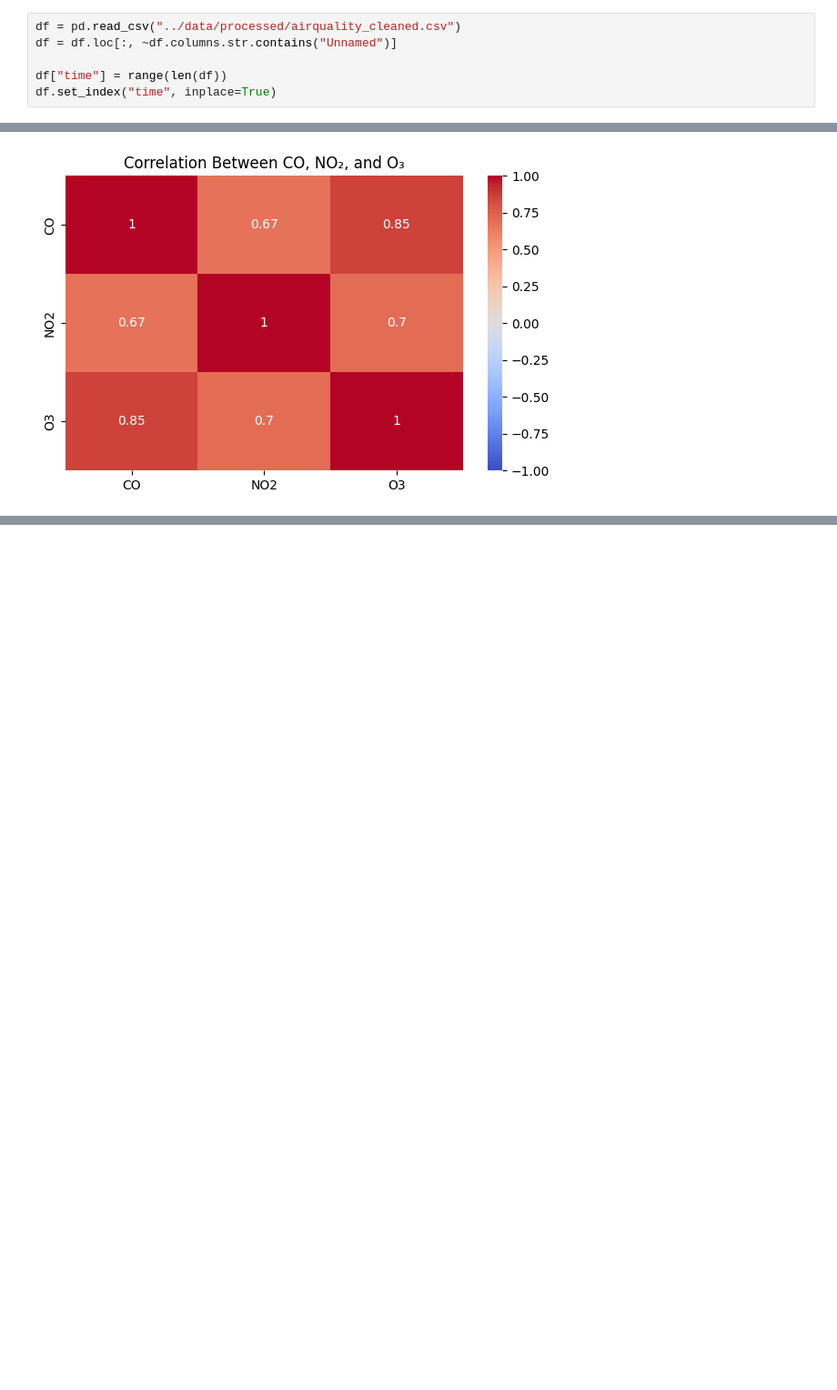
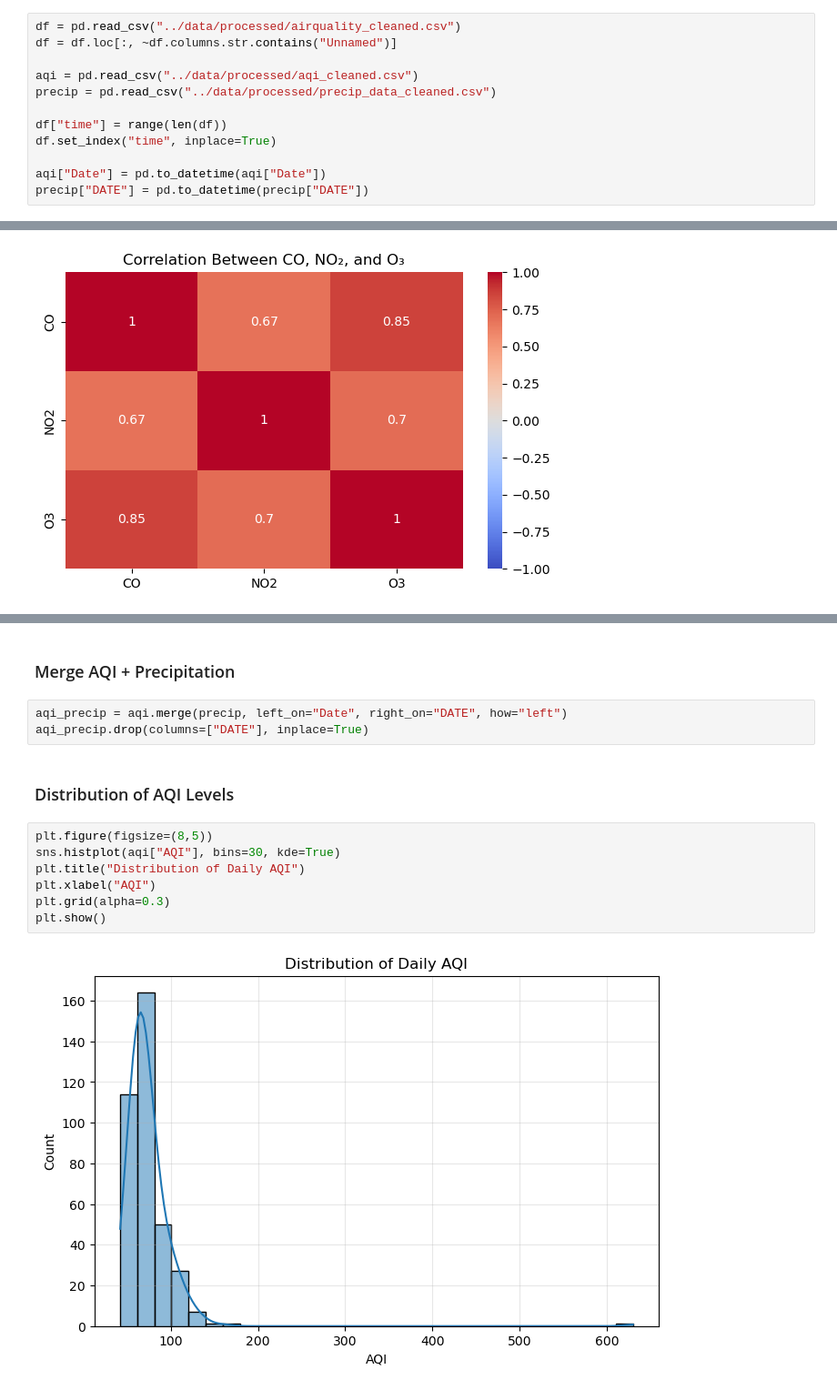
Before and after one commit to DerekYHuang/Hidden-Pollution-With-Hidden-Markov-Model, a Jupyter notebook: plots/eda_plots.ipynb, the cells around one changed output, grey strips where cells are left out. Shown at 91% size. Drawn from its saved outputs; the diff is of its cells as text; blank space fills up the shorter version.

Commit message:
added eda explanations and another plot

```diff
--- a/plots/eda_plots.ipynb
+++ b/plots/eda_plots.ipynb
@@ -8,8 +8,14 @@ import matplotlib.pyplot as plt
 df = pd.read_csv("../data/processed/airquality_cleaned.csv")
 df = df.loc[:, ~df.columns.str.contains("Unnamed")]
 
+aqi = pd.read_csv("../data/processed/aqi_cleaned.csv")
+precip = pd.read_csv("../data/processed/precip_data_cleaned.csv")
+
 df["time"] = range(len(df))
 df.set_index("time", inplace=True)
+
+aqi["Date"] = pd.to_datetime(aqi["Date"])
+precip["DATE"] = pd.to_datetime(precip["DATE"])
 # %% [markdown]
 ### Plot `CO`, `NO2`, `O3` over time
 # %%
@@ -48,0 +69,16 @@ plt.show()
+# %% [markdown]
+### Merge AQI + Precipitation
+# %%
+aqi_precip = aqi.merge(precip, left_on="Date", right_on="DATE", how="left")
+aqi_precip.drop(columns=["DATE"], inplace=True)
+# %% [markdown]
+### Distribution of AQI Levels
+# %%
+plt.figure(figsize=(8,5))
+sns.histplot(aqi["AQI"], bins=30, kde=True)
+plt.title("Distribution of Daily AQI")
+plt.xlabel("AQI")
+plt.grid(alpha=0.3)
+plt.show()
+# %% [output]
+[figure, added]
```
Also changed, not shown: parts of 4 cells of this notebook.
